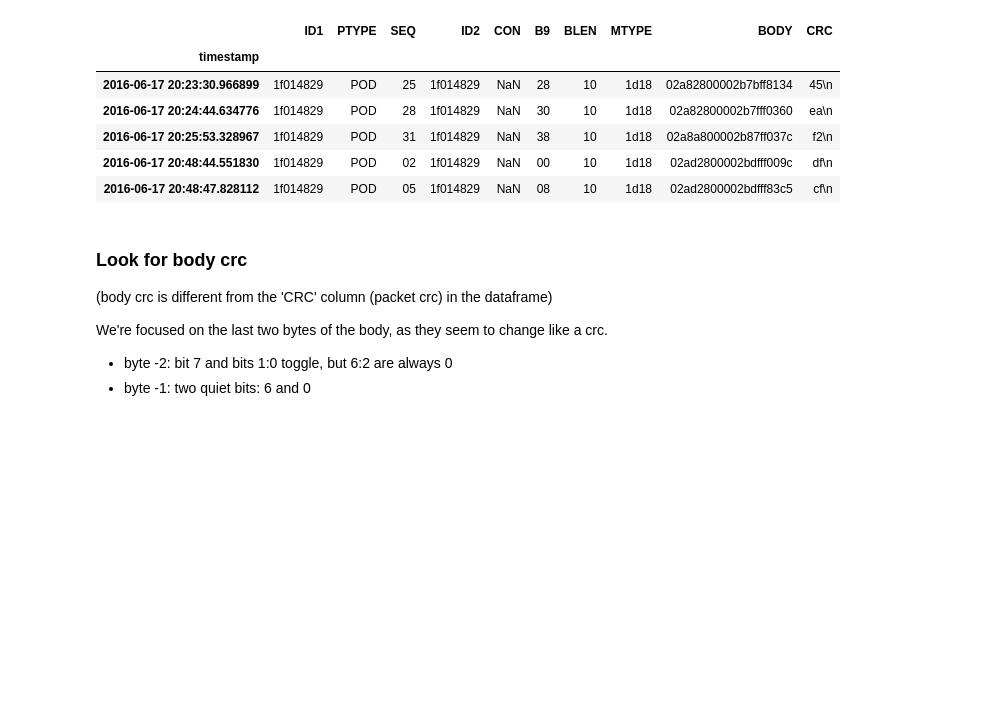
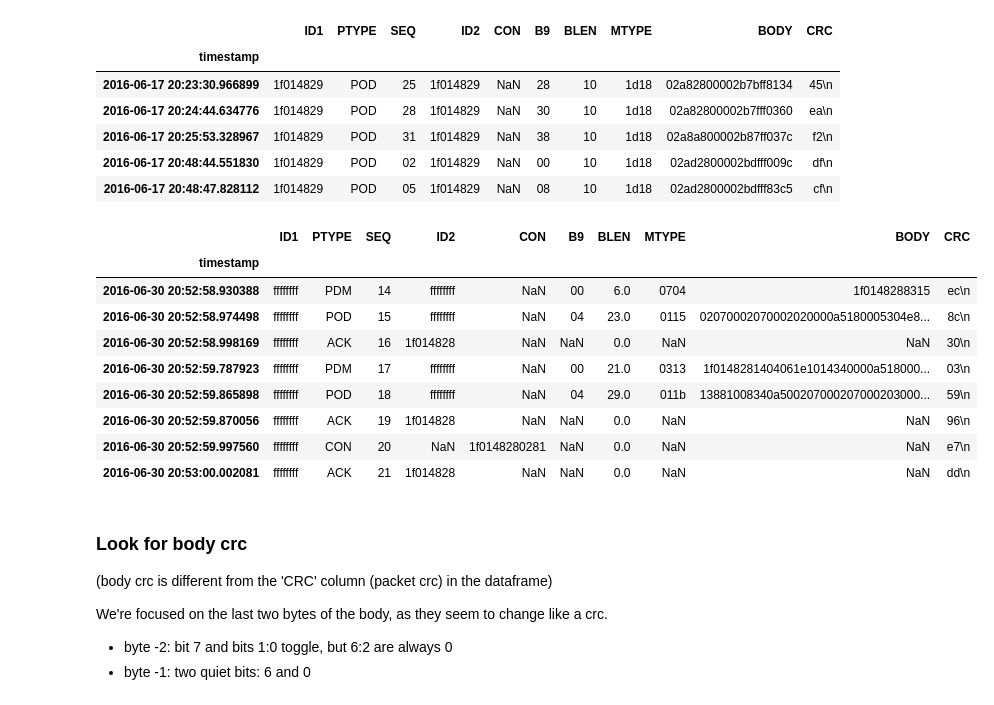
Before and after one commit to sarahspins/openomni, a Jupyter notebook: exploratory/bodycrc.ipynb, the cells around one changed output. Saved outputs shown, nothing was run; the diff lists cells and outputs as text; code cells hidden in the pictures; blank space fills up the shorter version.

```diff
--- a/exploratory/bodycrc.ipynb
+++ b/exploratory/bodycrc.ipynb
@@ -52,6 +52,19 @@ packets = packets.drop('blen_actual', axis=1)
 
 # Drop sequential duplicates
 packets = packets[packets["SEQ"].shift(-1) != packets["SEQ"]]
+# %%
+packets.loc[packets["ID1"] == 'ffffffff']
+# %% [output]
+|  | ID1 | PTYPE | SEQ | ID2 | CON | B9 | BLEN | MTYPE | BODY | CRC |
+| timestamp |  |  |  |  |  |  |  |  |  |  |
+| 2016-06-30 20:52:58.930388 | ffffffff | PDM | 14 | ffffffff | NaN | 00 | 6.0 | 0704 | 1f0148288315 | ec\n |
+| 2016-06-30 20:52:58.974498 | ffffffff | POD | 15 | ffffffff | NaN | 04 | 23.0 | 0115 | 02070002070002020000a5180005304e8... | 8c\n |
+| 2016-06-30 20:52:58.998169 | ffffffff | ACK | 16 | 1f014828 | NaN | NaN | 0.0 | NaN | NaN | 30\n |
+| 2016-06-30 20:52:59.787923 | ffffffff | PDM | 17 | ffffffff | NaN | 00 | 21.0 | 0313 | 1f0148281404061e1014340000a518000... | 03\n |
+| 2016-06-30 20:52:59.865898 | ffffffff | POD | 18 | ffffffff | NaN | 04 | 29.0 | 011b | 13881008340a500207000207000203000... | 59\n |
+| 2016-06-30 20:52:59.870056 | ffffffff | ACK | 19 | 1f014828 | NaN | NaN | 0.0 | NaN | NaN | 96\n |
+| 2016-06-30 20:52:59.997560 | ffffffff | CON | 20 | NaN | 1f0148280281 | NaN | 0.0 | NaN | NaN | e7\n |
+| 2016-06-30 20:53:00.002081 | ffffffff | ACK | 21 | 1f014828 | NaN | NaN | 0.0 | NaN | NaN | dd\n |
 # %% [markdown]
 ### Look for body crc
 (body crc is different from the 'CRC' column (packet crc) in the dataframe)
```
Also changed, not shown: parts of 6 cells of this notebook.
